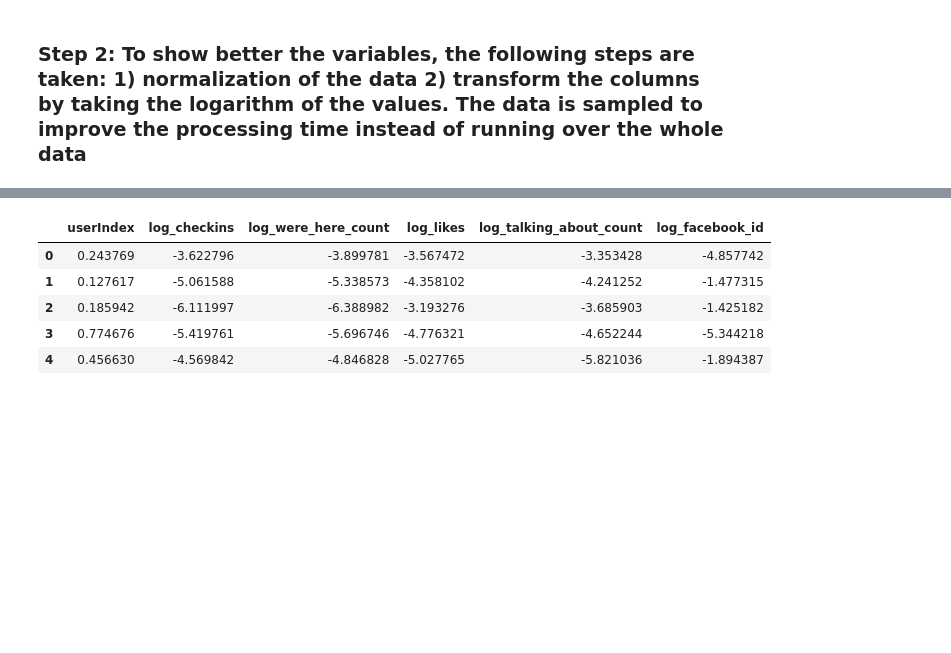
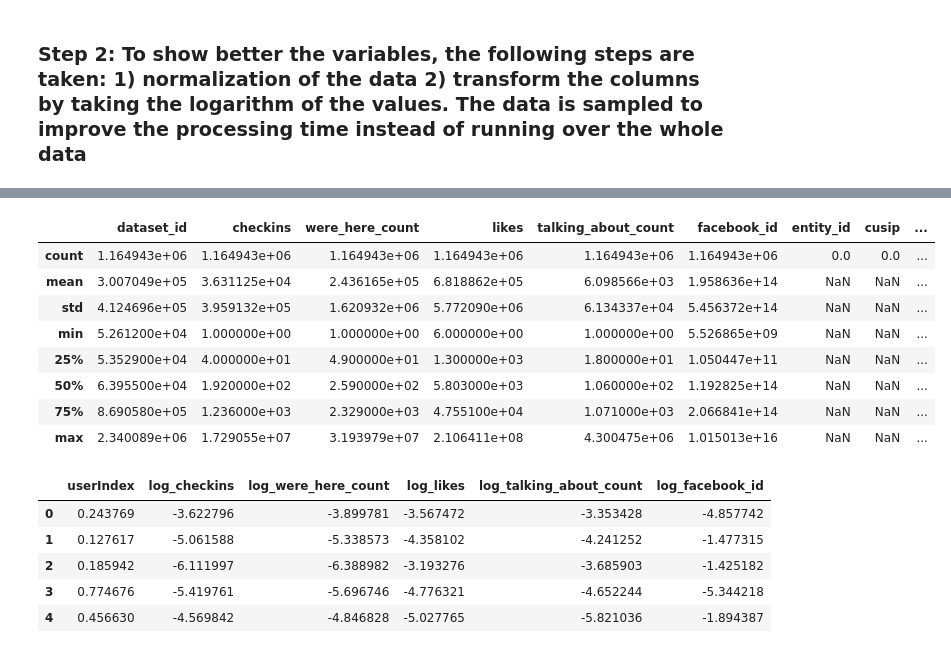
Before and after one commit to ghada-soliman/dataincubator_plot1, a Jupyter notebook: Facebook_plot1.ipynb, the cells around one changed output, grey strips where cells are left out. Drawn from its saved outputs; the diff is of its cells as text; code cells hidden in the pictures; blank space fills up the shorter version.

Commit message:
Adding statistical analysis of data
Adding statistical analysis of data after removing Zeros from the data

```diff
--- a/Facebook_plot1.ipynb
+++ b/Facebook_plot1.ipynb
@@ -132,6 +132,19 @@ map_values = indexingColumn('username')
 # %%
 data['username'].astype(object)
 data['userIndex'] = data['username'].map(map_values)
+# %%
+# statistical analysis of the data aftering removing Zeros from data
+data.describe()
+# %% [output]
+|  | dataset_id | checkins | were_here_count | likes | talking_about_count | facebook_id | entity_id | cusip | ... |
+| count | 1.164943e+06 | 1.164943e+06 | 1.164943e+06 | 1.164943e+06 | 1.164943e+06 | 1.164943e+06 | 0.0 | 0.0 | ... |
+| mean | 3.007049e+05 | 3.631125e+04 | 2.436165e+05 | 6.818862e+05 | 6.098566e+03 | 1.958636e+14 | NaN | NaN | ... |
+| std | 4.124696e+05 | 3.959132e+05 | 1.620932e+06 | 5.772090e+06 | 6.134337e+04 | 5.456372e+14 | NaN | NaN | ... |
+| min | 5.261200e+04 | 1.000000e+00 | 1.000000e+00 | 6.000000e+00 | 1.000000e+00 | 5.526865e+09 | NaN | NaN | ... |
+| 25% | 5.352900e+04 | 4.000000e+01 | 4.900000e+01 | 1.300000e+03 | 1.800000e+01 | 1.050447e+11 | NaN | NaN | ... |
+| 50% | 6.395500e+04 | 1.920000e+02 | 2.590000e+02 | 5.803000e+03 | 1.060000e+02 | 1.192825e+14 | NaN | NaN | ... |
+| 75% | 8.690580e+05 | 1.236000e+03 | 2.329000e+03 | 4.755100e+04 | 1.071000e+03 | 2.066841e+14 | NaN | NaN | ... |
+| max | 2.340089e+06 | 1.729055e+07 | 3.193979e+07 | 2.106411e+08 | 4.300475e+06 | 1.015013e+16 | NaN | NaN | ... |
 # %%
 from sklearn import preprocessing
 
```
Also changed, not shown: parts of 1 cell of this notebook.
